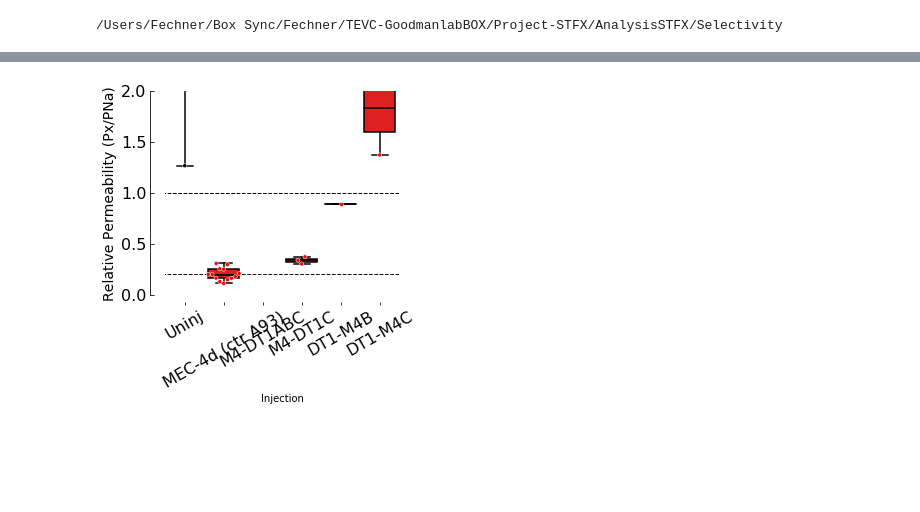
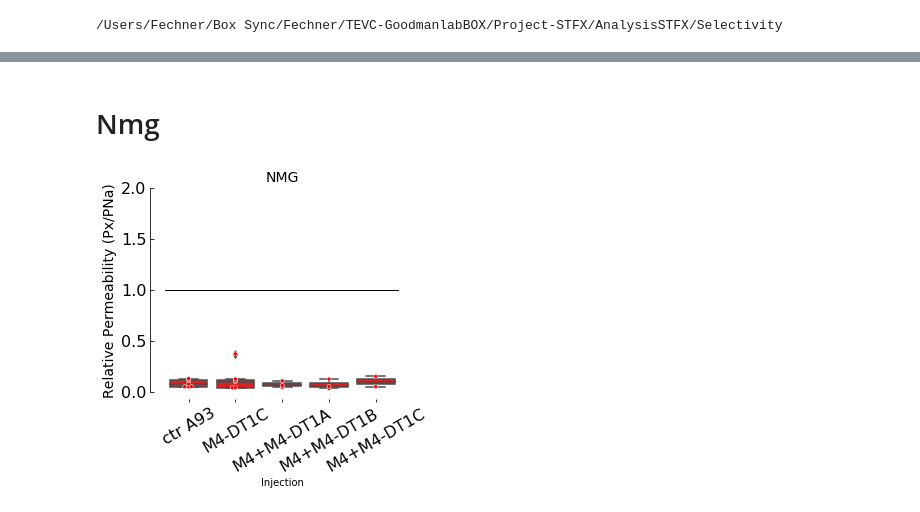
Before and after one commit to sfechner/JupyterNotebooksDEGENaCPharm, a Jupyter notebook: Selectivity-Nterm-Data.ipynb, the cells around one changed output, grey strips where cells are left out. Drawn from its saved outputs; the diff is of its cells as text; code cells hidden in the pictures; blank space fills up the shorter version.

```diff
--- a/Selectivity-Nterm-Data.ipynb
+++ b/Selectivity-Nterm-Data.ipynb
@@ -52,6 +52,7 @@ df.head()
 # %%
 # calculate P0 for mg418
-colors = ['black']
+#colors = ['black']
+colors = []
 for i in range(50):
     colors.append("red")
 
@@ -113,23 +312,25 @@ PotassiumChimera = df[(df.Injection.isin(UninjAndChimera)) & (df.TestSol.isin(["
 # %%
-fig = plt.figure(figsize=(8, 4.5))
+fig = plt.figure(figsize=(5, 4.5))
 #plt.subplots(2, 2, sharex='col')
 ax1 = plt.subplot(1,1,1)
 
 
-orderCons = UninjAndAlanin #["uninjected","mg419mg012","mg738mg012","mg739mg012","mg740mg012","mg741mg012","mg748mg012","mg759mg012","mg745mg012","mg752mg012","mg749mg012","mg750mg012","mg746mg012","mg747mg012", "mg760mg012","mg753mg012","mg761mg012","mg751mg012"]
+orderCons = UninjAndChimera#["uninjected","mg419mg012","mg738mg012","mg739mg012","mg740mg012","mg741mg012","mg748mg012","mg759mg012","mg745mg012","mg752mg012","mg749mg012","mg750mg012","mg746mg012","mg747mg012", "mg760mg012","mg753mg012","mg761mg012","mg751mg012"]
 
-labels2 = ['Uninj']
-for i in range(0,len(LabelAlanin)):
+
+labels2 = []
+for i in range(0,len(LabelChimera)):
     #labels2.append('')
-    labels2.append(LabelAlanin[i])
-sns.swarmplot(x= Potassium['Injection'], y=Potassium['Permeability'], data = Potassium,palette=sns.color_palette(colors), edgecolor='white', linewidth=0.5, ax = ax1, size = 4,order=orderCons)#order=["mg419mg012","pTL69mg012","mg418mg012","mg418mg419mg012"]
-sns.boxplot(x= Potassium['Injection'], y=Potassium['Permeability'], data = Potassium, palette=sns.color_palette(colors),ax=ax1,order=orderCons)
+    labels2.append(LabelChimera[i])
+
+sns.swarmplot(x= PotassiumChimera['Injection'], y=PotassiumChimera['Permeability'], data = PotassiumChimera,palette=sns.color_palette(colors), edgecolor='white', linewidth=0.5, ax = ax1, size = 4,order=orderCons)#order=["mg419mg012","pTL69mg012","mg418mg012","mg418mg419mg012"]
+sns.boxplot(x= PotassiumChimera['Injection'], y=PotassiumChimera['Permeability'], data = PotassiumChimera, palette=sns.color_palette(colors),ax=ax1,order=orderCons)
 
 
 #sns.swarmplot(y=Datamg418['PCs/Na-DT1d'], data = Datamg418,palette=sns.color_palette(colorsSINGLES), edgecolor='white', linewidth=0.5, size = 4)
 
 
-YlimitPerm = [0,2.5]
+YlimitPerm = [0,1.5]
 
 ##### AXIS 1 ####
 ax1.set_ylim(YlimitPerm)
@@ -143,10 +344,10 @@ ax1.spines['bottom'].set_position(('outward',10))
 ax1.spines['top'].set_position(('axes',5))
 ax1.get_yaxis().set_tick_params(direction='in')
 ax1.get_xaxis().set_tick_params(direction='in')
-ax1.plot([-1,50], [1,1] , 'k--', color='#000000', linewidth=1) #gray line for Zero or 1
-#ax1.plot([-1,50], [0.2,0.2] , 'k--', color='#111111', linewidth=1) #gray line for Zero or 1
+ax1.plot([-1,50], [1,1] , 'k-', color='#000000', linewidth=1) #gray line for Zero or 1
+ax1.plot([-1,50], [0.2,0.2] , 'k--', color='#111111', linewidth=1) #gray line for Zero or 1
 ax1.tick_params(axis='both', which='major', labelsize=16)
-#ax1.set_title('lithium',size=10)
+ax1.set_title('Potassium',size=14)
 ax1.yaxis.label.set_size(20)
 ax1.set_ylabel('Relative Permeability (Px/PNa)', fontsize=14)
 
@@ -155,7 +356,7 @@ ax1.set_xticklabels(labels2,rotation=30)
 
 
 
-plt.gcf().subplots_adjust(bottom=0.17, left=0.25,right=None, top=None,hspace=0.75, wspace=0.2)
+plt.gcf().subplots_adjust(bottom=0.25, left=0.25,right=None, top=None,hspace=0.75, wspace=0.2)
 
-plt.savefig(filedirExportFig+"PermeabilityNtermAlaninWithCurrent"+'.pdf')
+plt.savefig(filedirExportFig+"PotassiumPermeabilityNtermChimera"+'.pdf')
 # %% [output]
@@ -163,3 +418,5 @@ plt.savefig(filedirExportFig+"PermeabilityNtermAlaninWithCurrent"+'.pdf')
+# %% [markdown]
+# Nmg
 # %%
 fig = plt.figure(figsize=(5, 4.5))
 #plt.subplots(2, 2, sharex='col')
@@ -169,46 +426,46 @@ ax1 = plt.subplot(1,1,1)
 orderCons = UninjAndChimera#["uninjected","mg419mg012","mg738mg012","mg739mg012","mg740mg012","mg741mg012","mg748mg012","mg759mg012","mg745mg012","mg752mg012","mg749mg012","mg750mg012","mg746mg012","mg747mg012", "mg760mg012","mg753mg012","mg761mg012","mg751mg012"]
 
 
-labels2 = ['Uninj','MEC-4d (ctr A93)']
+labels2 = []
 for i in range(0,len(LabelChimera)):
     #labels2.append('')
     labels2.append(LabelChimera[i])
 
-sns.swarmplot(x= PotassiumChimera['Injection'], y=PotassiumChimera['Permeability'], data = PotassiumChimera,palette=sns.color_palette(colors), edgecolor='white', linewidth=0.5, ax = ax1, size = 4,order=orderCons)#order=["mg419mg012","pTL69mg012","mg418mg012","mg418mg419mg012"]
-sns.boxplot(x= PotassiumChimera['Injection'], y=PotassiumChimera['Permeability'], data = PotassiumChimera, palette=sns.color_palette(colors),ax=ax1,order=orderCons)
+sns.swarmplot(x= NmgChimera['Injection'], y=NmgChimera['Permeability'], data = NmgChimera,palette=sns.color_palette(colors), edgecolor='white', linewidth=0.5, ax = ax1, size = 4,order=orderCons)#order=["mg419mg012","pTL69mg012","mg418mg012","mg418mg419mg012"]
+sns.boxplot(x= NmgChimera['Injection'], y=NmgChimera['Permeability'], data = NmgChimera, palette=sns.color_palette(colors),ax=ax1,order=orderCons)
 
 
 #sns.swarmplot(y=Datamg418['PCs/Na-DT1d'], data = Datamg418,palette=sns.color_palette(colorsSINGLES), edgecolor='white', linewidth=0.5, size = 4)
 
 
 YlimitPerm = [0,2]
 
 ##### AXIS 1 ####
 ax1.set_ylim(YlimitPerm)
 ax1.spines['right'].set_visible(False)                                  # no spine at the right
 ax1.spines['top'].set_visible(False)  # no spine at the top
 ax1.spines['bottom'].set_visible(False)
 ax1.yaxis.set_ticks_position('left')                                     # ticks at the left
 ax1.xaxis.set_ticks_position('bottom')                                 # no spine at the right
 ax1.spines['left'].set_position(('outward',15))                           # a spine at the left that is put a little aside
 ax1.spines['bottom'].set_position(('outward',10))
 ax1.spines['top'].set_position(('axes',5))
 ax1.get_yaxis().set_tick_params(direction='in')
 ax1.get_xaxis().set_tick_params(direction='in')
-ax1.plot([-1,50], [1,1] , 'k--', color='#000000', linewidth=1) #gray line for Zero or 1
-ax1.plot([-1,50], [0.2,0.2] , 'k--', color='#111111', linewidth=1) #gray line for Zero or 1
+ax1.plot([-1,50], [1,1] , 'k-', color='#000000', linewidth=1) #gray line for Zero or 1
+#ax1.plot([-1,50], [0.2,0.2] , 'k--', color='#111111', linewidth=1) #gray line for Zero or 1
 ax1.tick_params(axis='both', which='major', labelsize=16)
-#ax1.set_title('lithium',size=10)
+ax1.set_title('NMG',size=14)
 ax1.yaxis.label.set_size(20)
 ax1.set_ylabel('Relative Permeability (Px/PNa)', fontsize=14)
 
 #ax1.xaxis.set_visible(False)
 ax1.set_xticklabels(labels2,rotation=30)
 
 
 
 plt.gcf().subplots_adjust(bottom=0.25, left=0.25,right=None, top=None,hspace=0.75, wspace=0.2)
 
-plt.savefig(filedirExportFig+"PermeabilityNtermChimera"+'.pdf')
+plt.savefig(filedirExportFig+"NMGPermeabilityNtermChimera"+'.pdf')
 # %% [output]
-[figure, old version]
+[figure, new version]
```
Also changed, not shown: parts of 13 cells of this notebook, 1 other file.
